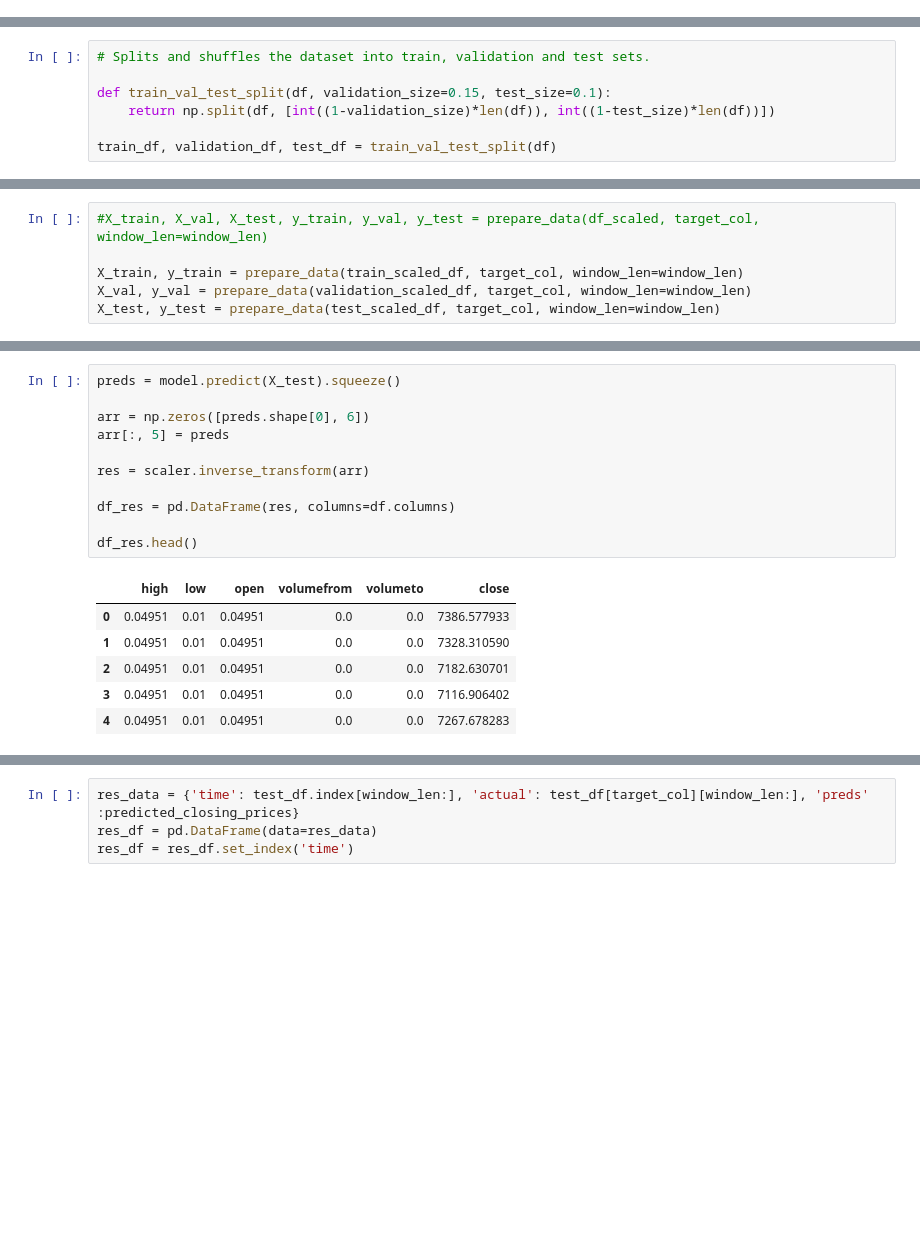
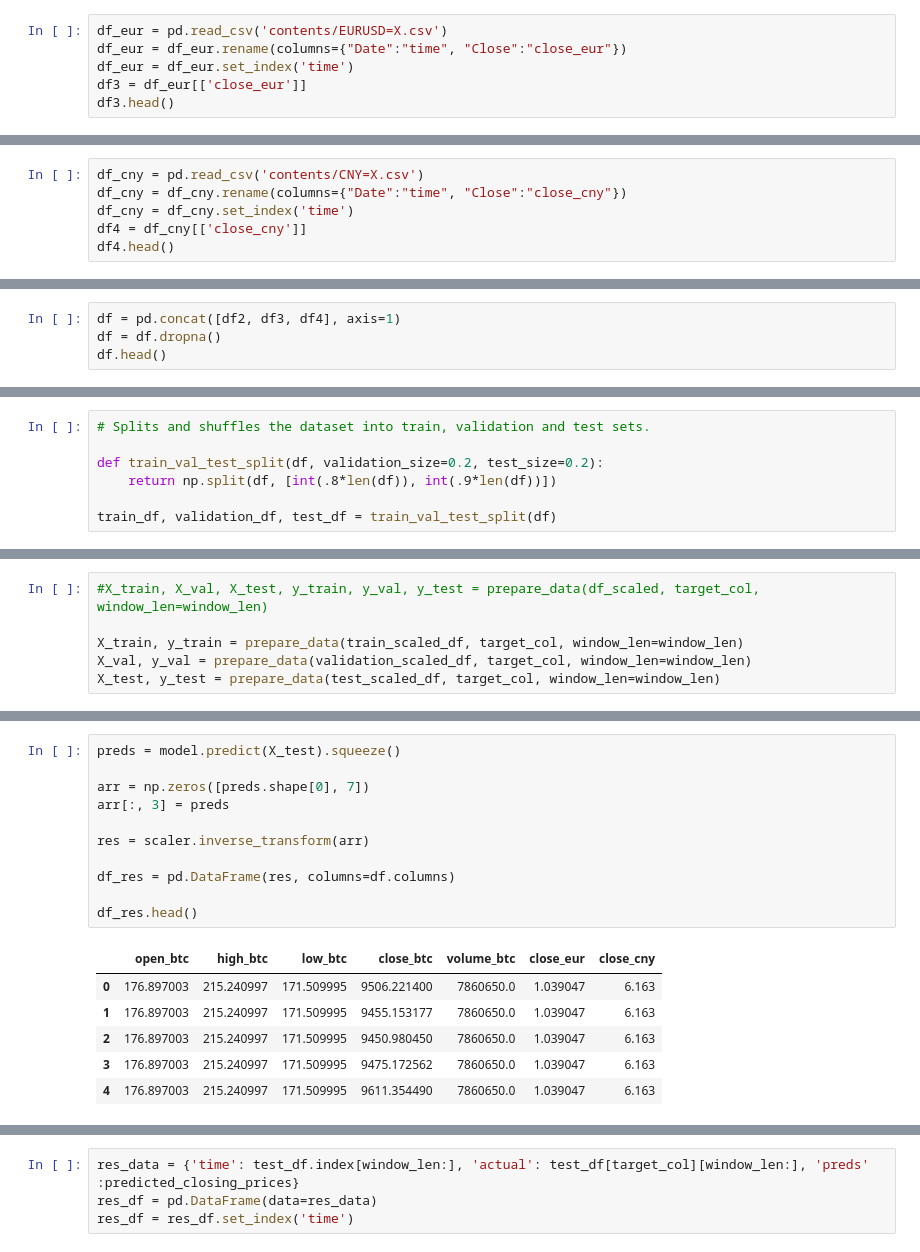
Before and after one commit to Lehel44/crpyto-AI, a Jupyter notebook: Predict_BitCoin.ipynb, the cells around one changed output, grey strips where cells are left out. Saved outputs shown, nothing was run; the diff lists cells and outputs as text; blank space fills up the shorter version.

```diff
--- a/Predict_BitCoin.ipynb
+++ b/Predict_BitCoin.ipynb
@@ -55,0 +32,6 @@ df2.head()
+# %%
+df_eur = pd.read_csv('contents/EURUSD=X.csv')
+df_eur = df_eur.rename(columns={"Date":"time", "Close":"close_eur"})
+df_eur = df_eur.set_index('time')
+df3 = df_eur[['close_eur']]
+df3.head()
@@ -55,0 +46,6 @@ df2.head()
+# %%
+df_cny = pd.read_csv('contents/CNY=X.csv')
+df_cny = df_cny.rename(columns={"Date":"time", "Close":"close_cny"})
+df_cny = df_cny.set_index('time')
+df4 = df_cny[['close_cny']]
+df4.head()
@@ -55,0 +60,4 @@ df2.head()
+# %%
+df = pd.concat([df2, df3, df4], axis=1)
+df = df.dropna()
+df.head()
@@ -56,7 +72,7 @@ df2.head()
 # %%
 # Splits and shuffles the dataset into train, validation and test sets.
 
-def train_val_test_split(df, validation_size=0.15, test_size=0.1):
-    return np.split(df, [int((1-validation_size)*len(df)), int((1-test_size)*len(df))])
+def train_val_test_split(df, validation_size=0.2, test_size=0.2):
+    return np.split(df, [int(.8*len(df)), int(.9*len(df))])
 
 train_df, validation_df, test_df = train_val_test_split(df)
@@ -183,21 +228,21 @@ Train: 0.000, Test: 0.001
 # %%
 preds = model.predict(X_test).squeeze()
 
-arr = np.zeros([preds.shape[0], 6])
-arr[:, 5] = preds
+arr = np.zeros([preds.shape[0], 7])
+arr[:, 3] = preds
 
 res = scaler.inverse_transform(arr)
 
 df_res = pd.DataFrame(res, columns=df.columns)
 
 df_res.head()
 # %% [output]
-|  | high | low | open | volumefrom | volumeto | close |
-| 0 | 0.04951 | 0.01 | 0.04951 | 0.0 | 0.0 | 7386.577933 |
-| 1 | 0.04951 | 0.01 | 0.04951 | 0.0 | 0.0 | 7328.310590 |
-| 2 | 0.04951 | 0.01 | 0.04951 | 0.0 | 0.0 | 7182.630701 |
-| 3 | 0.04951 | 0.01 | 0.04951 | 0.0 | 0.0 | 7116.906402 |
-| 4 | 0.04951 | 0.01 | 0.04951 | 0.0 | 0.0 | 7267.678283 |
+|  | open_btc | high_btc | low_btc | close_btc | volume_btc | close_eur | close_cny |
+| 0 | 176.897003 | 215.240997 | 171.509995 | 9506.221400 | 7860650.0 | 1.039047 | 6.163 |
+| 1 | 176.897003 | 215.240997 | 171.509995 | 9455.153177 | 7860650.0 | 1.039047 | 6.163 |
+| 2 | 176.897003 | 215.240997 | 171.509995 | 9450.980450 | 7860650.0 | 1.039047 | 6.163 |
+| 3 | 176.897003 | 215.240997 | 171.509995 | 9475.172562 | 7860650.0 | 1.039047 | 6.163 |
+| 4 | 176.897003 | 215.240997 | 171.509995 | 9611.354490 | 7860650.0 | 1.039047 | 6.163 |
 # %%
 res
 # %% [output]
```
Also changed, not shown: parts of 18 cells of this notebook.
